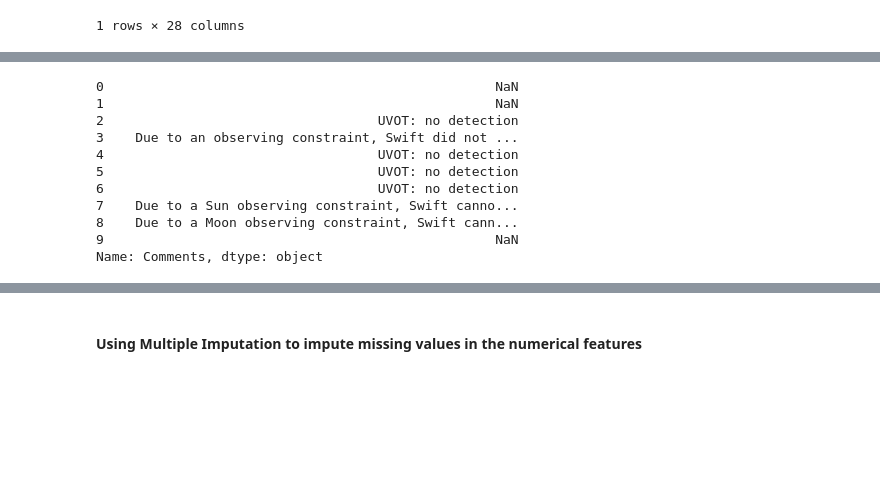
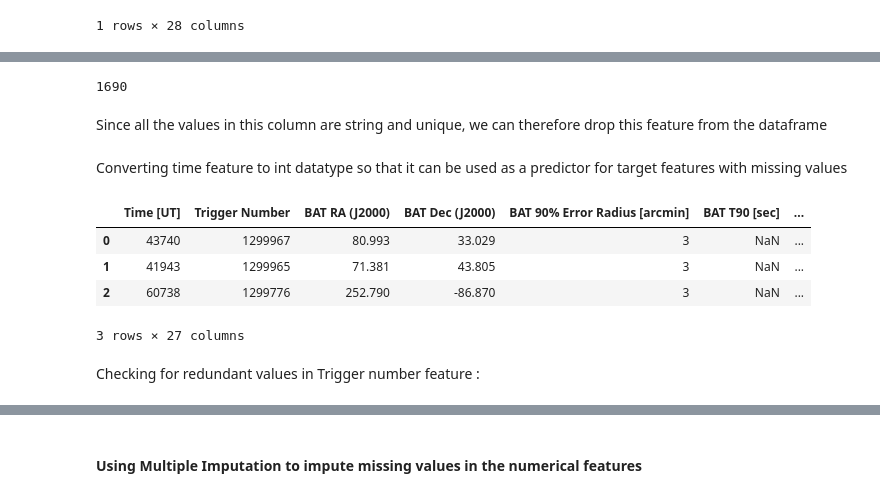
Before and after one commit to Alcatraz312/grb-classification, a Jupyter notebook: src/main.ipynb, the cells around one changed output, grey strips where cells are left out. Cells and saved outputs as stored; diff of their text form; code cells hidden in the pictures; blank space fills up the shorter version.

```diff
--- a/src/main.ipynb
+++ b/src/main.ipynb
@@ -357,14 +323,40 @@ Index(['GRB', 'Time [UT]', 'Trigger Number', 'BAT RA (J2000)',
+# %%
+df2["GRB"].nunique()
+# %% [output]
+1690
+# %% [markdown]
+Since all the values in this column are string and unique, we can therefore drop this feature from the dataframe
+# %%
+df2 = df2.drop("GRB", axis = 1)
+# %% [markdown]
+Converting time feature to int datatype so that it can be used as a predictor for target features with missing values
+# %%
+from datetime import datetime
+
+def time_transform(tstring):
+
+    #converting the string to datetime object
+    try:
+        time_obj = datetime.strptime(tstring, '%H:%M:%S.%f')   #parsing with fractional seconds
+
+    except ValueError:
+        time_obj = datetime.strptime(tstring, '%H:%M:%S')     #parse without fractional seconds
+
+    #converting the datetime object to string to int
+    return int(time_obj.strftime('%H%M%S'))
+
+
+df2["Time [UT]"] = df2["Time [UT]"].apply(time_transform)
+
+
+# time_obj = datetime.strptime(date_string = df2["Time [UT]"], format = '%H:%M:%S')
 # %%
-df2["Comments"].head(10)
+df2.head(3)
 # %% [output]
+|  | Time [UT] | Trigger Number | BAT RA (J2000) | BAT Dec (J2000) | BAT 90% Error Radius [arcmin] | BAT T90 [sec] | ... |
+| 0 | 43740 | 1299967 | 80.993 | 33.029 | 3 | NaN | ... |
+| 1 | 41943 | 1299965 | 71.381 | 43.805 | 3 | NaN | ... |
+| 2 | 60738 | 1299776 | 252.790 | -86.870 | 3 | NaN | ... |
-0                                                  NaN
-1                                                  NaN
-2                                   UVOT: no detection
-3    Due to an observing constraint, Swift did not ...
-4                                   UVOT: no detection
-5                                   UVOT: no detection
-6                                   UVOT: no detection
-7    Due to a Sun observing constraint, Swift canno...
-8    Due to a Moon observing constraint, Swift cann...
-9                                                  NaN
-Name: Comments, dtype: object
+3 rows × 27 columns
+# %% [markdown]
+Checking for redundant values in Trigger number feature :
```
Also changed, not shown: parts of 10 cells of this notebook.
